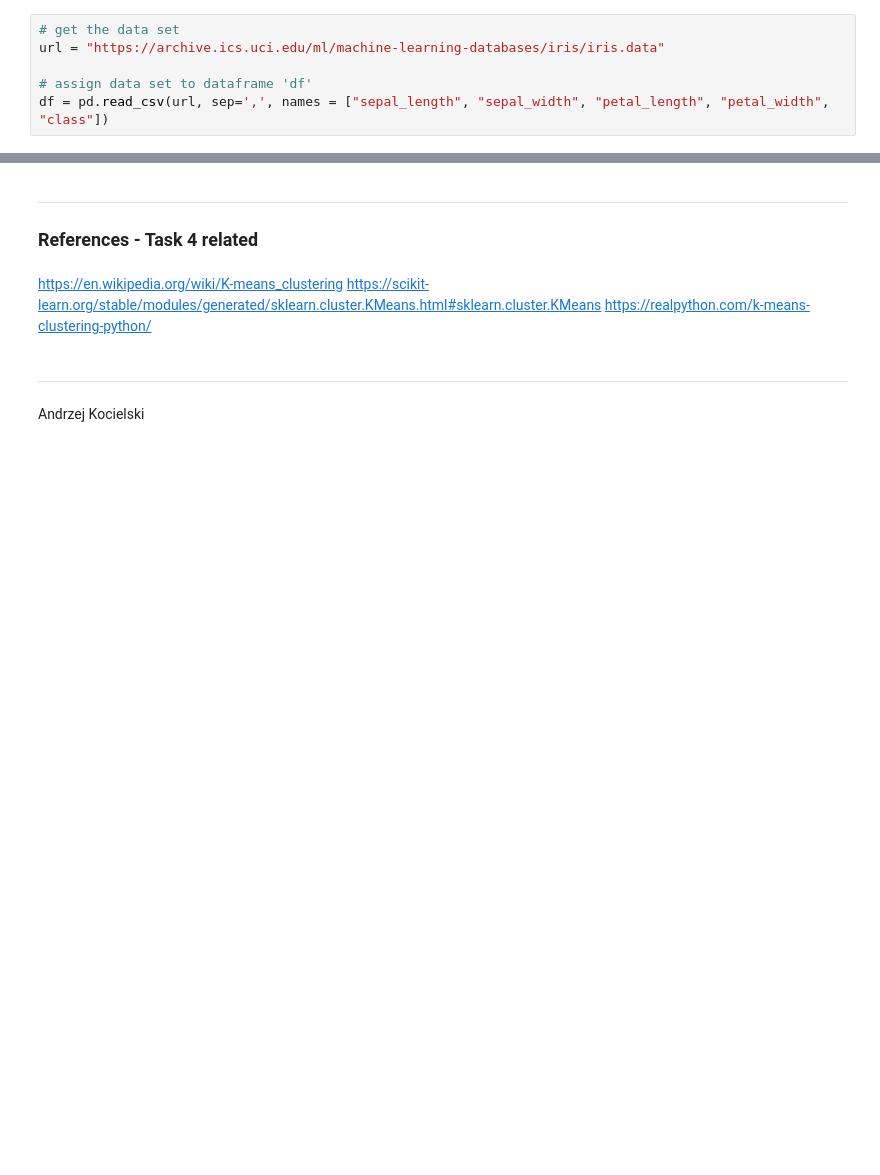
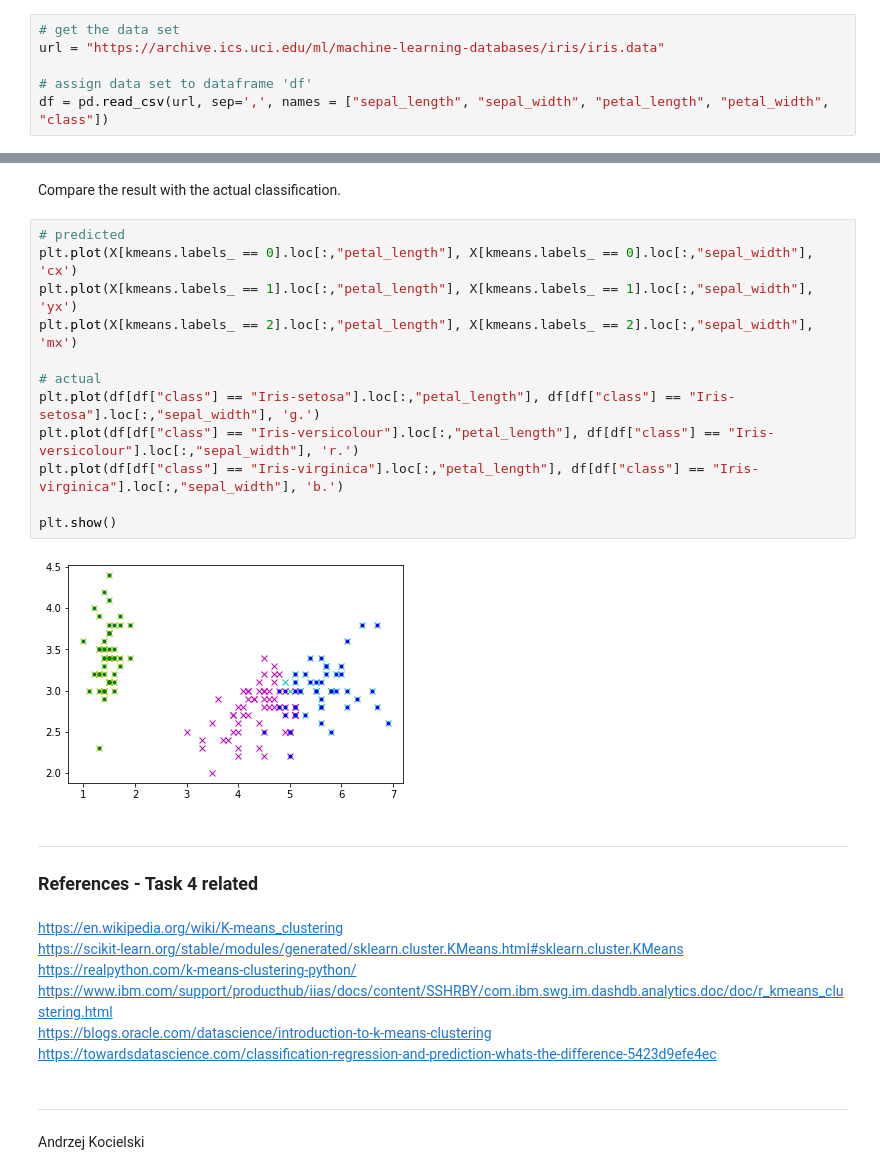
Before and after one commit to andkoc001/Machine-Learning-and-Statistics, a Jupyter notebook: MLaS-Tasks.ipynb, the cells around one changed output, grey strips where cells are left out. Cells and saved outputs as stored; diff of their text form; blank space fills up the shorter version.

Commit message:
K-means algorithm implemented

```diff
--- a/MLaS-Tasks.ipynb
+++ b/MLaS-Tasks.ipynb
@@ -617,3 +701,19 @@ iris
+# %% [markdown]
+Compare the result with the actual classification.
+# %%
+# predicted
+plt.plot(X[kmeans.labels_ == 0].loc[:,"petal_length"], X[kmeans.labels_ == 0].loc[:,"sepal_width"], 'cx')
+plt.plot(X[kmeans.labels_ == 1].loc[:,"petal_length"], X[kmeans.labels_ == 1].loc[:,"sepal_width"], 'yx')
+plt.plot(X[kmeans.labels_ == 2].loc[:,"petal_length"], X[kmeans.labels_ == 2].loc[:,"sepal_width"], 'mx')
+
+# actual
+plt.plot(df[df["class"] == "Iris-setosa"].loc[:,"petal_length"], df[df["class"] == "Iris-setosa"].loc[:,"sepal_width"], 'g.')
+plt.plot(df[df["class"] == "Iris-versicolour"].loc[:,"petal_length"], df[df["class"] == "Iris-versicolour"].loc[:,"sepal_width"], 'r.')
+plt.plot(df[df["class"] == "Iris-virginica"].loc[:,"petal_length"], df[df["class"] == "Iris-virginica"].loc[:,"sepal_width"], 'b.')
+
+plt.show()
+# %% [output]
+[figure, added]
 # %% [markdown]
 ___
 ### References - Task 4 related
@@ -621,6 +721,9 @@ ___
 https://en.wikipedia.org/wiki/K-means_clustering
 https://scikit-learn.org/stable/modules/generated/sklearn.cluster.KMeans.html#sklearn.cluster.KMeans
 https://realpython.com/k-means-clustering-python/
+https://www.ibm.com/support/producthub/iias/docs/content/SSHRBY/com.ibm.swg.im.dashdb.analytics.doc/doc/r_kmeans_clustering.html
+https://blogs.oracle.com/datascience/introduction-to-k-means-clustering
+https://towardsdatascience.com/classification-regression-and-prediction-whats-the-difference-5423d9efe4ec
 # %% [markdown]
 ___
 Andrzej Kocielski
```
Also changed, not shown: parts of 20 cells of this notebook.
